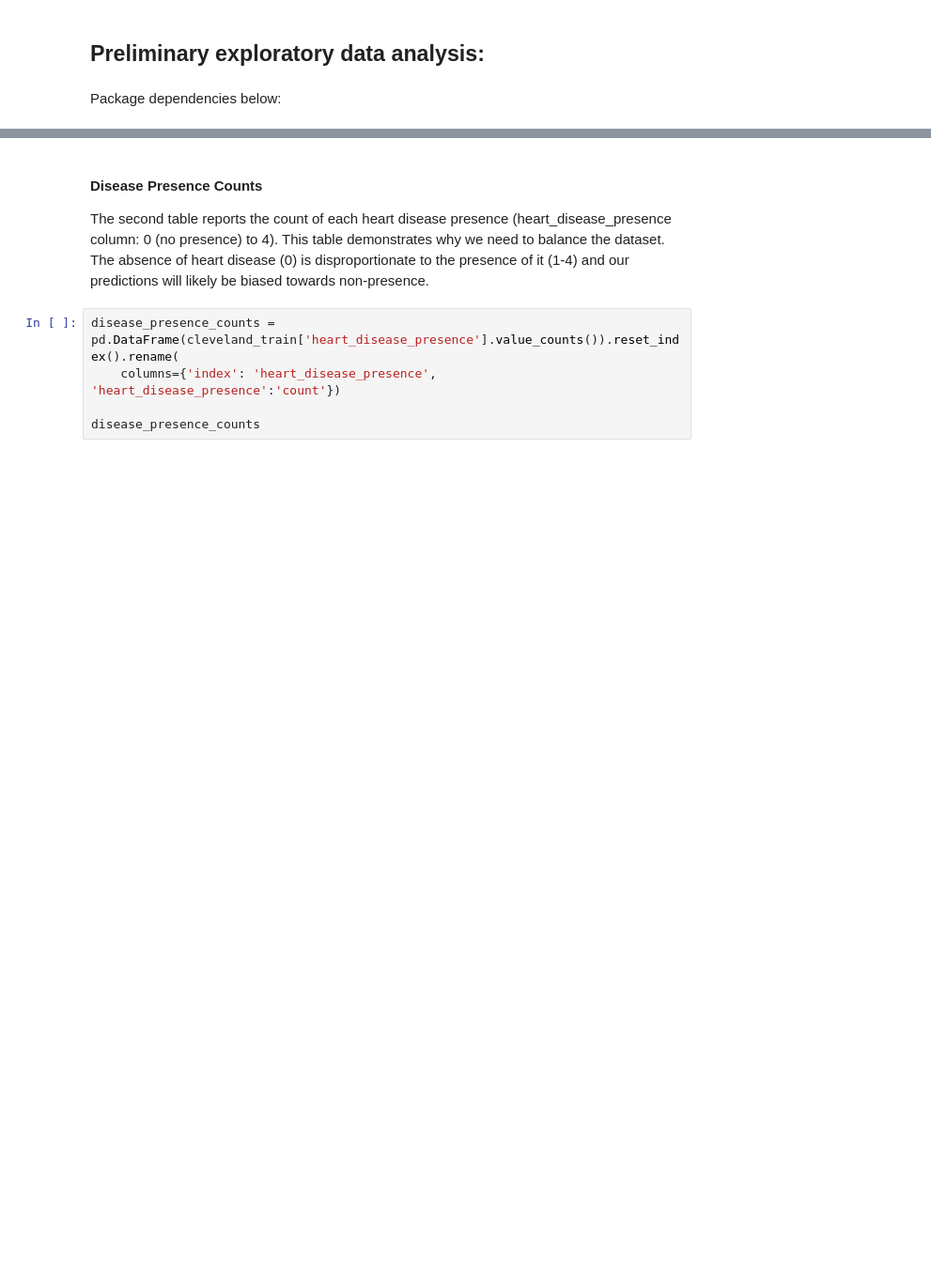
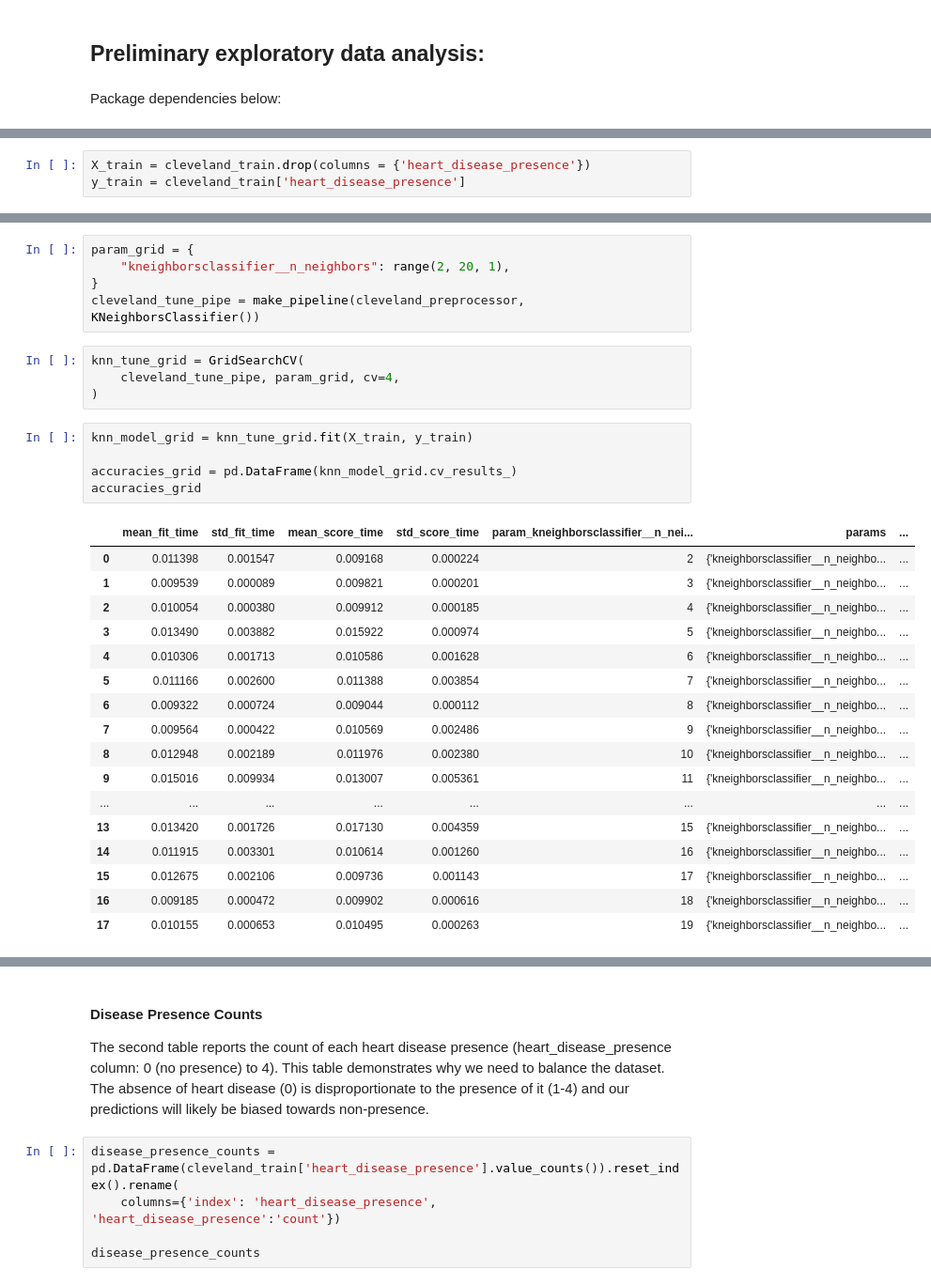
Before and after one commit to CCWebb14/DSCI100_Group_Project, a Jupyter notebook: final_project_file.ipynb, the cells around one changed output, grey strips where cells are left out. Shown: that part at 94% size. Saved outputs shown, nothing was run; the diff lists cells and outputs as text; blank space fills up the shorter version.

```diff
--- a/final_project_file.ipynb
+++ b/final_project_file.ipynb
@@ -63,0 +151,3 @@ empty_values_count
+# %%
+X_train = cleveland_train.drop(columns = {'heart_disease_presence'})
+y_train = cleveland_train['heart_disease_presence']
@@ -63,0 +158,32 @@ empty_values_count
+# %%
+param_grid = {
+    "kneighborsclassifier__n_neighbors": range(2, 20, 1),
+}
+cleveland_tune_pipe = make_pipeline(cleveland_preprocessor, KNeighborsClassifier())
+# %%
+knn_tune_grid = GridSearchCV(
+    cleveland_tune_pipe, param_grid, cv=4,
+)
+# %%
+knn_model_grid = knn_tune_grid.fit(X_train, y_train)
+
+accuracies_grid = pd.DataFrame(knn_model_grid.cv_results_)
+accuracies_grid
+# %% [output]
+|  | mean_fit_time | std_fit_time | mean_score_time | std_score_time | param_kneighborsclassifier__n_nei... | params | ... |
+| 0 | 0.011398 | 0.001547 | 0.009168 | 0.000224 | 2 | {'kneighborsclassifier__n_neighbo... | ... |
+| 1 | 0.009539 | 0.000089 | 0.009821 | 0.000201 | 3 | {'kneighborsclassifier__n_neighbo... | ... |
+| 2 | 0.010054 | 0.000380 | 0.009912 | 0.000185 | 4 | {'kneighborsclassifier__n_neighbo... | ... |
+| 3 | 0.013490 | 0.003882 | 0.015922 | 0.000974 | 5 | {'kneighborsclassifier__n_neighbo... | ... |
+| 4 | 0.010306 | 0.001713 | 0.010586 | 0.001628 | 6 | {'kneighborsclassifier__n_neighbo... | ... |
+| 5 | 0.011166 | 0.002600 | 0.011388 | 0.003854 | 7 | {'kneighborsclassifier__n_neighbo... | ... |
+| 6 | 0.009322 | 0.000724 | 0.009044 | 0.000112 | 8 | {'kneighborsclassifier__n_neighbo... | ... |
+| 7 | 0.009564 | 0.000422 | 0.010569 | 0.002486 | 9 | {'kneighborsclassifier__n_neighbo... | ... |
+| 8 | 0.012948 | 0.002189 | 0.011976 | 0.002380 | 10 | {'kneighborsclassifier__n_neighbo... | ... |
+| 9 | 0.015016 | 0.009934 | 0.013007 | 0.005361 | 11 | {'kneighborsclassifier__n_neighbo... | ... |
+| ... | ... | ... | ... | ... | ... | ... | ... |
+| 13 | 0.013420 | 0.001726 | 0.017130 | 0.004359 | 15 | {'kneighborsclassifier__n_neighbo... | ... |
+| 14 | 0.011915 | 0.003301 | 0.010614 | 0.001260 | 16 | {'kneighborsclassifier__n_neighbo... | ... |
+| 15 | 0.012675 | 0.002106 | 0.009736 | 0.001143 | 17 | {'kneighborsclassifier__n_neighbo... | ... |
+| 16 | 0.009185 | 0.000472 | 0.009902 | 0.000616 | 18 | {'kneighborsclassifier__n_neighbo... | ... |
+| 17 | 0.010155 | 0.000653 | 0.010495 | 0.000263 | 19 | {'kneighborsclassifier__n_neighbo... | ... |
```
Also changed, not shown: parts of 30 cells of this notebook.
